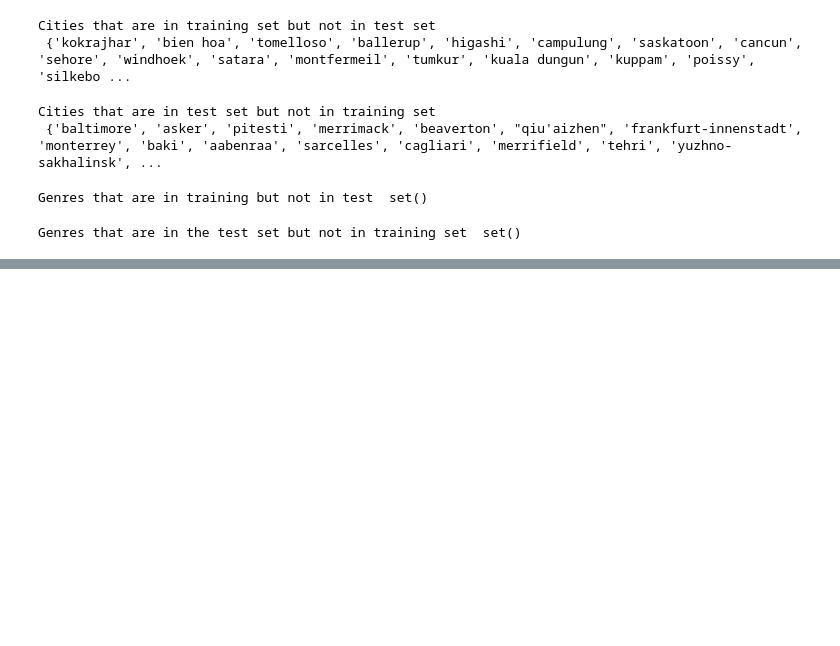
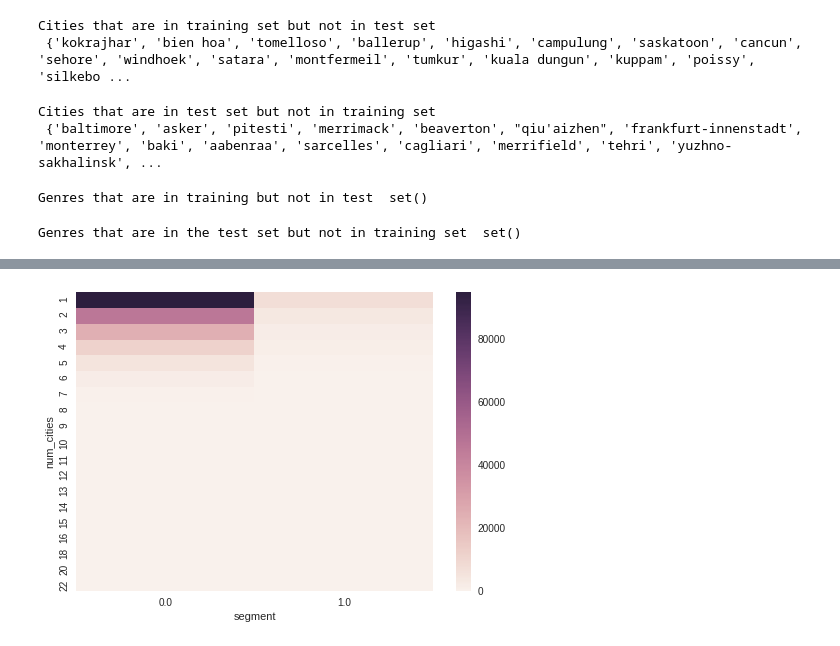
Before and after one commit to numb3r33/India_Hacks_2017, a Jupyter notebook: notebooks/Experiment4-(EDAHotstar).ipynb, the cells around one changed output, grey strips where cells are left out. Cells and saved outputs as stored; diff of their text form; code cells hidden in the pictures; blank space fills up the shorter version.

```diff
--- a/notebooks/Experiment4-(EDAHotstar).ipynb
+++ b/notebooks/Experiment4-(EDAHotstar).ipynb
@@ -117,11 +103,6 @@ def get_genres_ohe(genres):
 # %%
-# cities
-city_names  = data.cities.str.replace('[:](\d+)', '')\
-                 .map(lambda x: ','.join(natsorted(x.split(','))))
-
-# genres
-genre_names = data.genres.str.replace('[:](\d+)', '')\
-                  .map(lambda x: ','.join(natsorted(x.split(','))))
-
-data = data.assign(city_names=city_names)
-data = data.assign(genre_names=genre_names)
+data['num_cities'] = data.cities.str.replace('[:](\d+)', '').map(lambda x: len(x.split(',')))
+data['num_genres'] = data.genres.str.replace('[:](\d+)', '').map(lambda x: len(x.split(',')))
+data['num_titles'] = data.titles.str.replace('[:](\d+)', '').map(lambda x: len(x.split(',')))
+data['num_tod']    = data.tod.str.replace('[:](\d+)', '').map(lambda x: len(x.split(',')))
+data['num_dow']    = data.dow.str.replace('[:](\d+)', '').map(lambda x: len(x.split(',')))
@@ -154,0 +109,5 @@ data
+# %%
+ss = pd.crosstab(data.loc[train_mask, 'num_cities'], data.loc[train_mask, 'segment'])
+sns.heatmap(ss);
+# %% [output]
+[figure, added]
```
Also changed, not shown: parts of 33 cells of this notebook, 3 other files.
